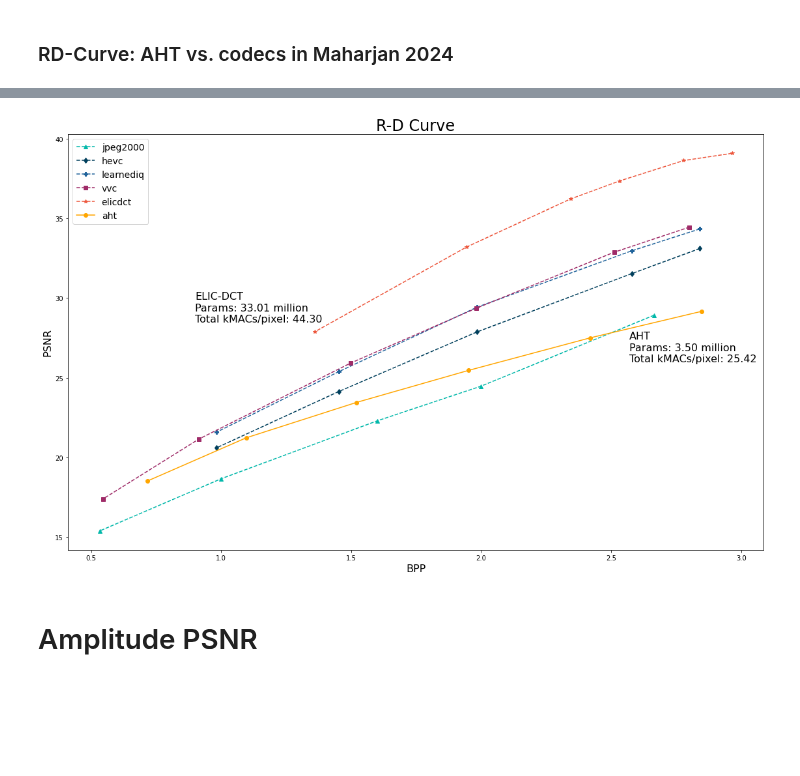
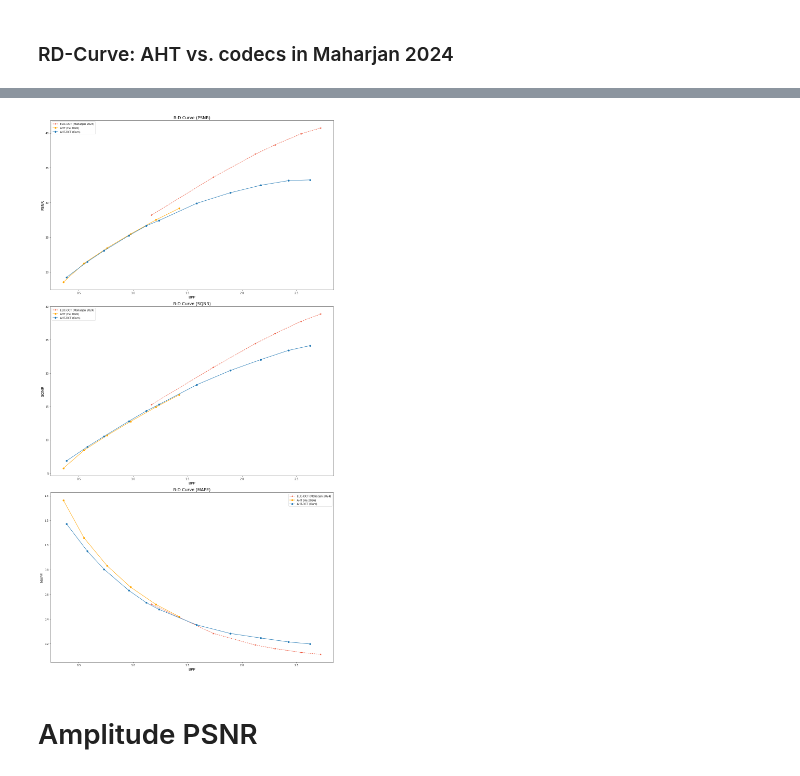
Before and after one commit to zb-umkc/PACT, a Jupyter notebook: analysis.ipynb, the cells around one changed output, grey strips where cells are left out. Saved outputs shown, nothing was run; the diff lists cells and outputs as text; code cells hidden in the pictures; blank space fills up the shorter version.

```diff
--- a/analysis.ipynb
+++ b/analysis.ipynb
@@ -169,25 +182,0 @@ plt.show()
-# %%
-fig, ax = plt.subplots(figsize=(16, 10))
-
-for i, model in enumerate(rd_data.keys()):
-    bpp = rd_data[model]["bpp"]
-    psnr = rd_data[model]["psnr"]
-    ax.plot(
-        bpp,
-        psnr,
-        label=model,
-        marker=rd_data[model]["marker"],
-        linestyle=rd_data[model]["linestyle"],
-        color=rd_data[model]["color"],
-    )
-
-ax.set_xlabel("BPP", fontsize=16)
-ax.set_ylabel("PSNR", fontsize=16)
-ax.set_title("R-D Curve", fontsize=24)
-plt.text(.9, 28.5, "ELIC-DCT\nParams: 33.01 million\nTotal kMACs/pixel: 44.30", fontsize=16, color='black')
-plt.text(2.57, 26, "AHT\nParams: 3.50 million\nTotal kMACs/pixel: 25.42", fontsize=16, color='black')
-ax.legend(fontsize=14)
-plt.tight_layout()
-plt.show()
-# %% [output]
-[figure, removed]
@@ -194,3 +217,39 @@ plt.show()
+# %%
+legend_labels = {
+    "elicdct": "ELIC-DCT (Maharjan 2024)",
+    "aht_baseline": "AHT (He 2026)",
+    "aht_dct": "AHT-DCT (Ours)",
+}
+
+fig, ax = plt.subplots(3, 1, figsize=(16, 30))
+
+ax[0].set_title("R-D Curve (PSNR)", fontsize=16)
+ax[1].set_title("R-D Curve (SQNR)", fontsize=16)
+ax[2].set_title("R-D Curve (MAPE)", fontsize=16)
+
+for i, model in enumerate(rd_data.keys()):
+    bpp = rd_data[model]["bpp"]
+    psnr = rd_data[model]["psnr"]
+    sqnr = rd_data[model]["sqnr"]
+    mape = rd_data[model]["mape"]
+
+    ax[0].plot(bpp, psnr, label=model, marker=rd_data[model]["marker"], linestyle=rd_data[model]["linestyle"], color=rd_data[model]["color"])
+    ax[1].plot(bpp, sqnr, label=model, marker=rd_data[model]["marker"], linestyle=rd_data[model]["linestyle"], color=rd_data[model]["color"])
+    ax[2].plot(bpp, mape, label=model, marker=rd_data[model]["marker"], linestyle=rd_data[model]["linestyle"], color=rd_data[model]["color"])
+
+ax[0].set_xlabel("BPP", fontsize=14)
+ax[0].set_ylabel("PSNR", fontsize=14)
+ax[0].legend([legend_labels[key] for key in rd_data.keys()])
+ax[1].set_xlabel("BPP", fontsize=14)
+ax[1].set_ylabel("SQNR", fontsize=14)
+ax[1].legend([legend_labels[key] for key in rd_data.keys()])
+ax[2].set_xlabel("BPP", fontsize=14)
+ax[2].set_ylabel("MAPE", fontsize=14)
+ax[2].legend([legend_labels[key] for key in rd_data.keys()])
+plt.tight_layout()
+plt.show()
+# %% [output]
+[figure, added]
 # %% [markdown]
 # Amplitude PSNR
 # %%
```
Also changed, not shown: parts of 11 cells of this notebook, 7 other files.
